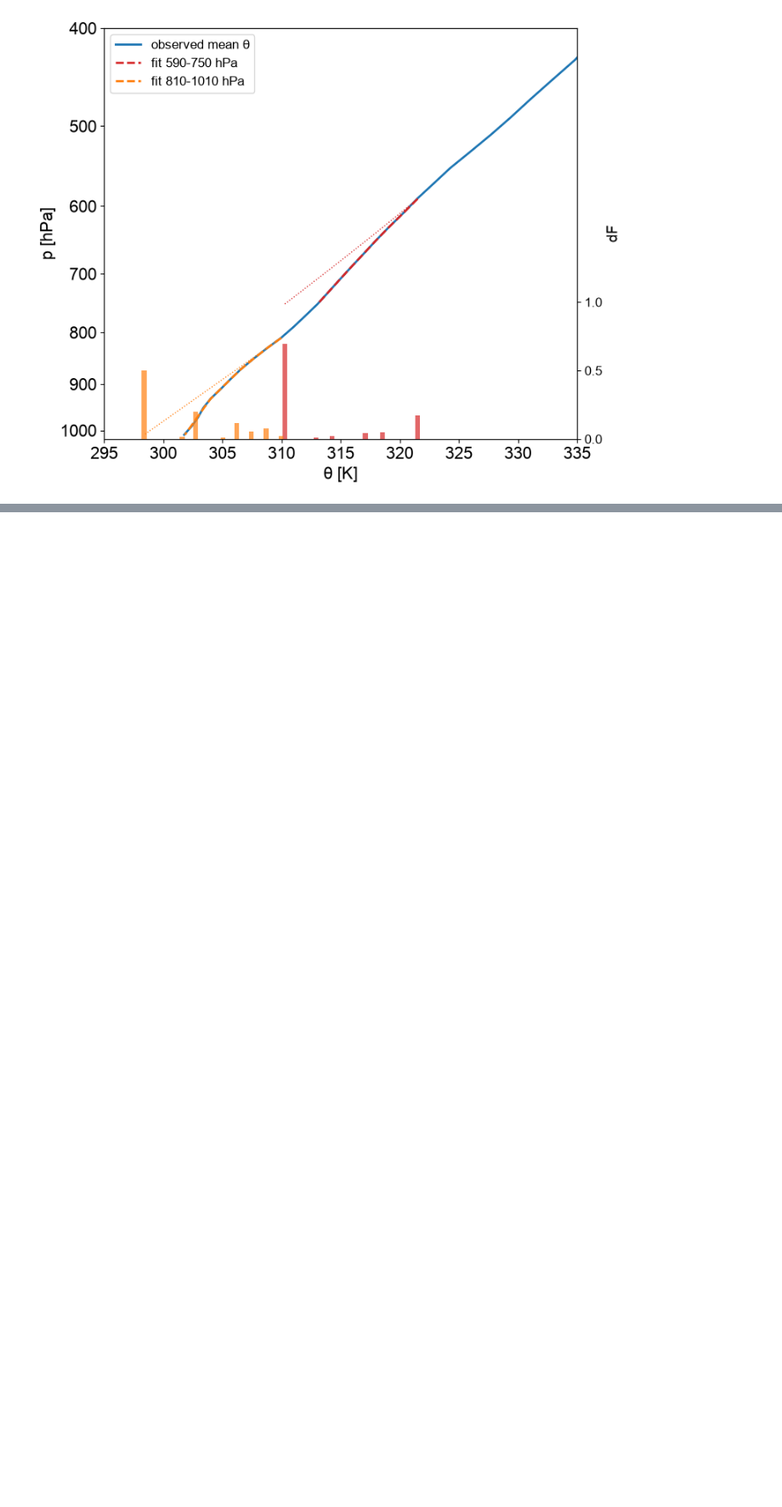
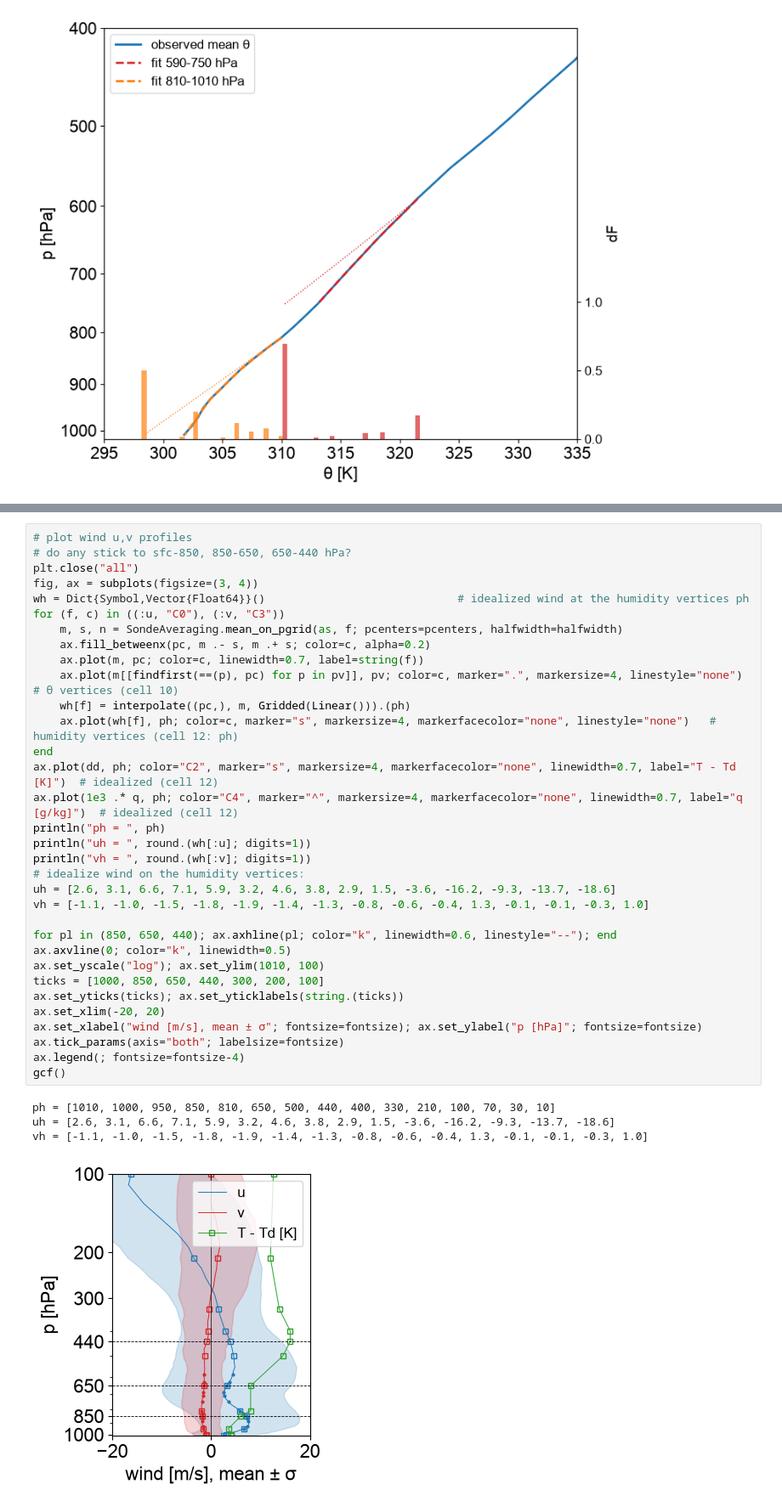
Before and after one commit to deszoeke/ASTRAL-soundings, a Jupyter notebook: src/mean_sonde.ipynb, the cells around one changed output, grey strips where cells are left out. Shown at 85% size. Cells and saved outputs as stored; diff of their text form; blank space fills up the shorter version.

```diff
--- a/src/mean_sonde.ipynb
+++ b/src/mean_sonde.ipynb
@@ -493,3 +485,41 @@ gcf()
+# %%
+# plot wind u,v profiles
+# do any stick to sfc-850, 850-650, 650-440 hPa?
+plt.close("all")
+fig, ax = subplots(figsize=(3, 4))
+wh = Dict{Symbol,Vector{Float64}}()                             # idealized wind at the humidity vertices ph
+for (f, c) in ((:u, "C0"), (:v, "C3"))
+    m, s, n = SondeAveraging.mean_on_pgrid(as, f; pcenters=pcenters, halfwidth=halfwidth)
+    ax.fill_betweenx(pc, m .- s, m .+ s; color=c, alpha=0.2)
+    ax.plot(m, pc; color=c, linewidth=0.7, label=string(f))
+    ax.plot(m[[findfirst(==(p), pc) for p in pv]], pv; color=c, marker=".", markersize=4, linestyle="none")   # θ vertices (cell 10)
+    wh[f] = interpolate((pc,), m, Gridded(Linear())).(ph)
+    ax.plot(wh[f], ph; color=c, marker="s", markersize=4, markerfacecolor="none", linestyle="none")   # humidity vertices (cell 12: ph)
+end
+ax.plot(dd, ph; color="C2", marker="s", markersize=4, markerfacecolor="none", linewidth=0.7, label="T - Td [K]")  # idealized (cell 12)
+ax.plot(1e3 .* q, ph; color="C4", marker="^", markersize=4, markerfacecolor="none", linewidth=0.7, label="q [g/kg]")  # idealized (cell 12)
+println("ph = ", ph)
+println("uh = ", round.(wh[:u]; digits=1))
+println("vh = ", round.(wh[:v]; digits=1))
+# idealize wind on the humidity vertices:
+uh = [2.6, 3.1, 6.6, 7.1, 5.9, 3.2, 4.6, 3.8, 2.9, 1.5, -3.6, -16.2, -9.3, -13.7, -18.6]
+vh = [-1.1, -1.0, -1.5, -1.8, -1.9, -1.4, -1.3, -0.8, -0.6, -0.4, 1.3, -0.1, -0.1, -0.3, 1.0]
+
+for pl in (850, 650, 440); ax.axhline(pl; color="k", linewidth=0.6, linestyle="--"); end
+ax.axvline(0; color="k", linewidth=0.5)
+ax.set_yscale("log"); ax.set_ylim(1010, 100)
+ticks = [1000, 850, 650, 440, 300, 200, 100]
+ax.set_yticks(ticks); ax.set_yticklabels(string.(ticks))
+ax.set_xlim(-20, 20)
+ax.set_xlabel("wind [m/s], mean ± σ"; fontsize=fontsize); ax.set_ylabel("p [hPa]"; fontsize=fontsize)
+ax.tick_params(axis="both"; labelsize=fontsize)
+ax.legend(; fontsize=fontsize-4)
+gcf()
+# %% [output]
+ph = [1010, 1000, 950, 850, 810, 650, 500, 440, 400, 330, 210, 100, 70, 30, 10]
+uh = [2.6, 3.1, 6.6, 7.1, 5.9, 3.2, 4.6, 3.8, 2.9, 1.5, -3.6, -16.2, -9.3, -13.7, -18.6]
+vh = [-1.1, -1.0, -1.5, -1.8, -1.9, -1.4, -1.3, -0.8, -0.6, -0.4, 1.3, -0.1, -0.1, -0.3, 1.0]
+[figure, added]
 # %%
 # idealize the mean profile above 590 hPa: θes linear in p (stable relative to a moist adiabat when θes increases
 # upward), θ from the moist adiabats of idealized_sounding.jl (needs cell 4: pc, mθ; cell 7: θes)
```
Also changed, not shown: parts of 7 cells of this notebook.
